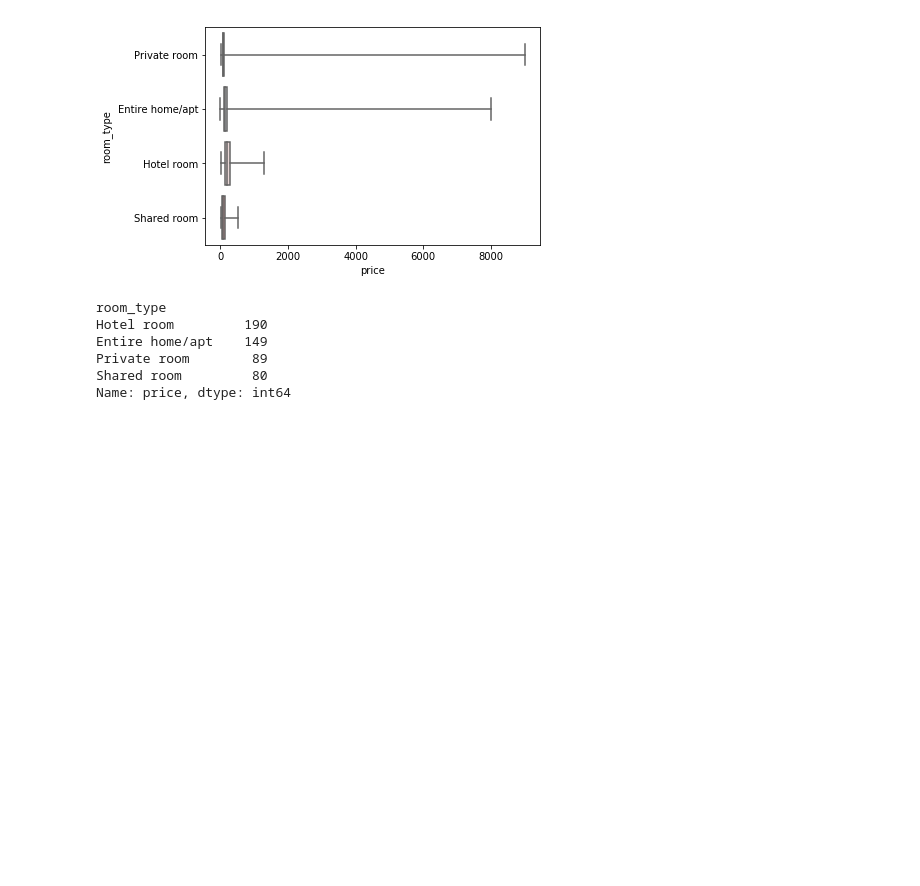
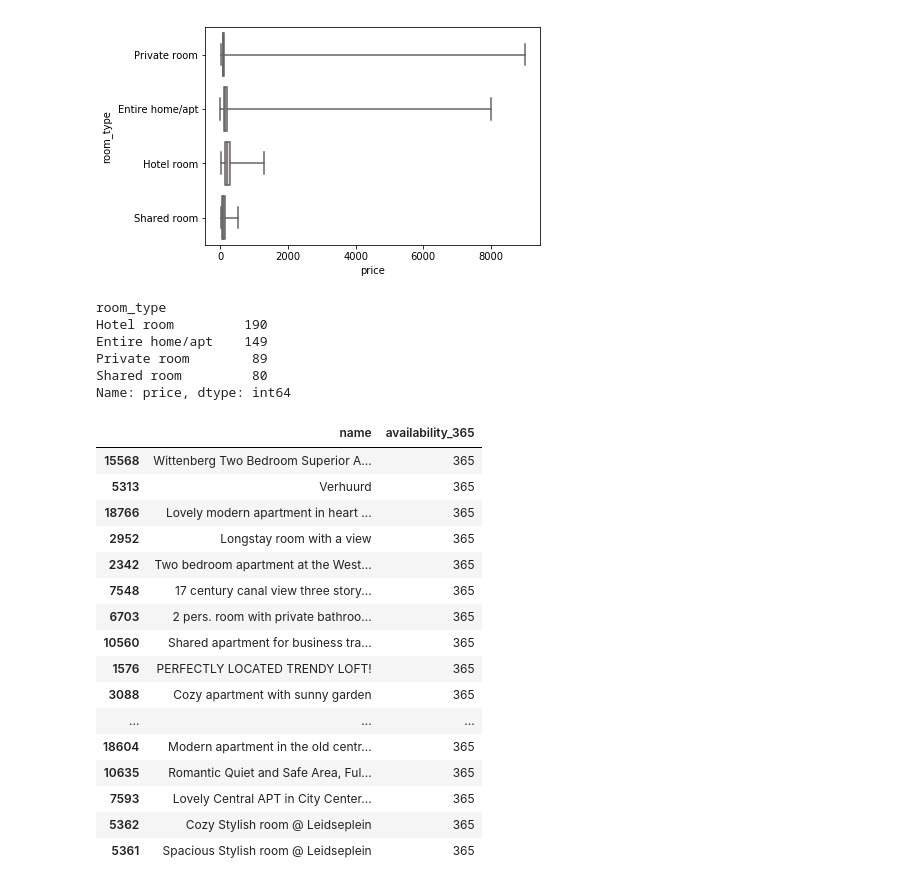
Before and after one commit to saxenaprerit/Airbnb, a Jupyter notebook: Airbnb Data Exploration.ipynb, the cells around one changed output. Saved outputs shown, nothing was run; the diff lists cells and outputs as text; code cells hidden in the pictures; blank space fills up the shorter version.

```diff
--- a/Airbnb Data Exploration.ipynb
+++ b/Airbnb Data Exploration.ipynb
@@ -88,0 +97,22 @@ Name: price, dtype: int64
+# %%
+max_availability = listings[['name','availability_365']].sort_values(by = 'availability_365', ascending = False)
+# %%
+max_availability.head(20)
+# %% [output]
+|  | name | availability_365 |
+| 15568 | Wittenberg Two Bedroom Superior A... | 365 |
+| 5313 | Verhuurd | 365 |
+| 18766 | Lovely modern apartment in heart ... | 365 |
+| 2952 | Longstay room with a view | 365 |
+| 2342 | Two bedroom apartment at the West... | 365 |
+| 7548 | 17 century canal view three story... | 365 |
+| 6703 | 2 pers. room with private bathroo... | 365 |
+| 10560 | Shared apartment for business tra... | 365 |
+| 1576 | PERFECTLY LOCATED TRENDY LOFT! | 365 |
+| 3088 | Cozy apartment with sunny garden | 365 |
+| ... | ... | ... |
+| 18604 | Modern apartment in the old centr... | 365 |
+| 10635 | Romantic Quiet and Safe Area, Ful... | 365 |
+| 7593 | Lovely Central APT in City Center... | 365 |
+| 5362 | Cozy Stylish room @ Leidseplein | 365 |
+| 5361 | Spacious Stylish room @ Leidseplein | 365 |
```
Also changed, not shown: parts of 13 cells of this notebook.
